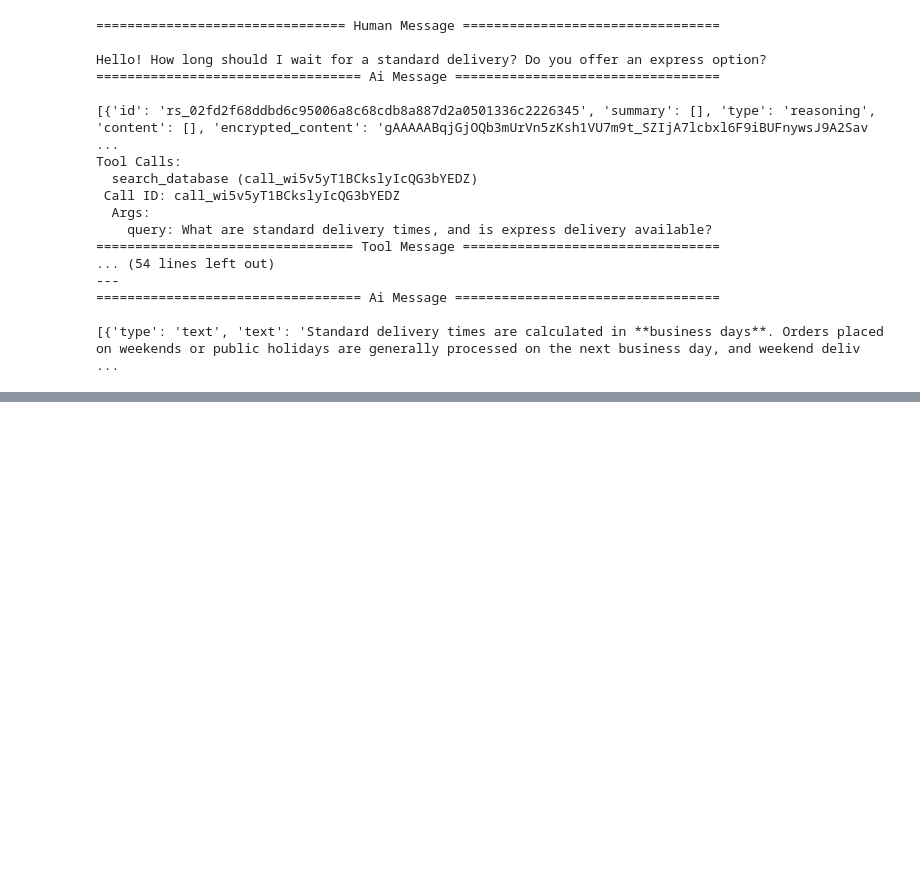
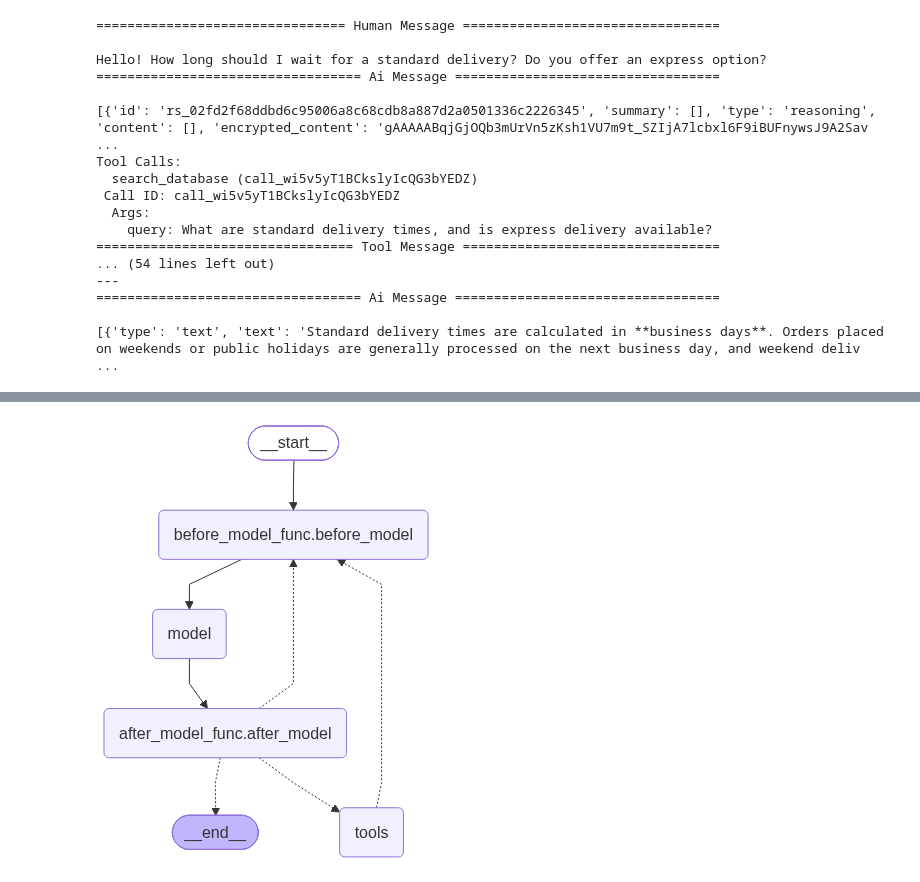
Before and after one commit to antonDinkov/AI_Agents_and_Workflows_for_Developers, a Jupyter notebook: LangChain_Agents_Tools_Exercise_RAG.ipynb, the cells around one changed output, grey strips where cells are left out. Saved outputs shown, nothing was run; the diff lists cells and outputs as text; code cells hidden in the pictures; blank space fills up the shorter version.

```diff
--- a/LangChain_Agents_Tools_Exercise_RAG.ipynb
+++ b/LangChain_Agents_Tools_Exercise_RAG.ipynb
@@ -89,9 +126,36 @@ Weekend delivery may depend on courier availability and the destination.
+# %%
+@before_model
+def before_model_func (state: AgentState, runtime: Runtime) -> None:
+  print("Event: befor_model")
+  print(state)
+  print(runtime)
+
+@after_model
+def after_model_func (state: AgentState, runtime: Runtime) -> None:
+  print("Event: after_model")
+  print(state)
+  print(runtime)
+  last_ai_message = state["messages"][-1]
+
+  last_text = next(
+        (
+            block["text"]
+            for block in reversed(last_ai_message.content)
+            if block.get("type") == "text"
+        ),
+        None
+    )
+
+  print(f"This is the last message:\n{last_text}")
 # %%
 agent = create_agent(
     model=model_instance,
     tools=[
-      search_database
+      search_database,
+      my_orders,
+      lookup_order_details
     ],
+    middleware=[after_model_func, before_model_func],
     system_prompt="You are a helpful customer support agent",
     debug=True
 )
@@ -131,0 +236,4 @@ Tool Calls:
+# %%
+display(Image(data=agent.get_graph().draw_mermaid_png(), format="png"))
+# %% [output]
+[figure, added]
```
Also changed, not shown: parts of 6 cells of this notebook.
